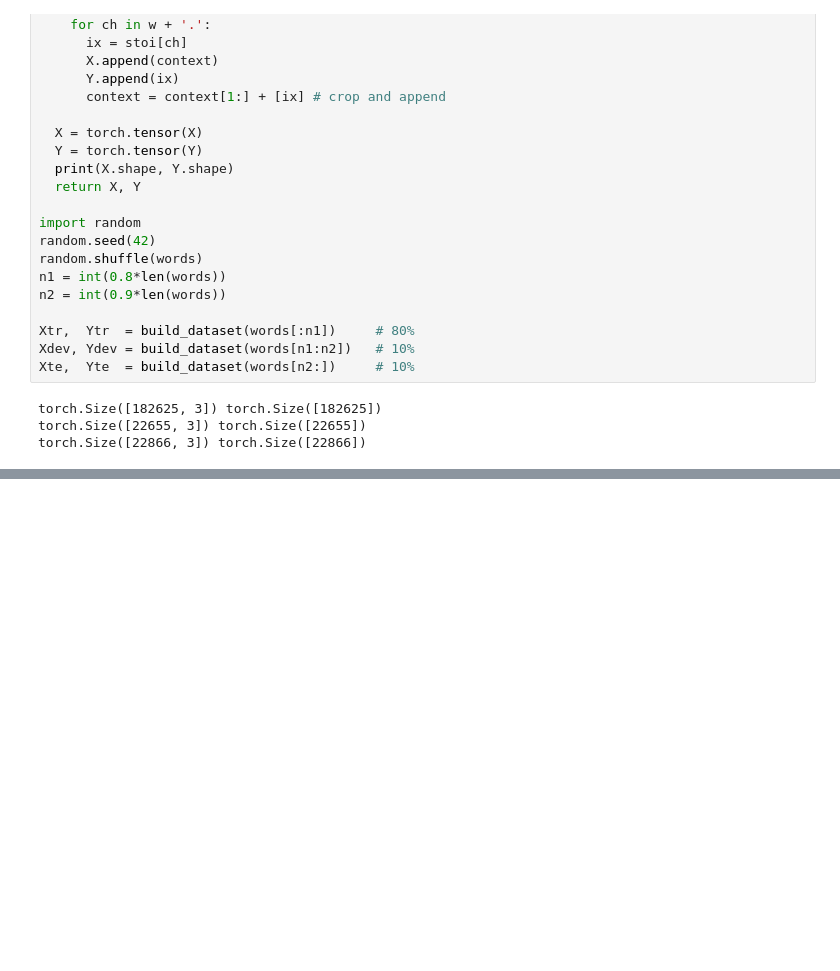
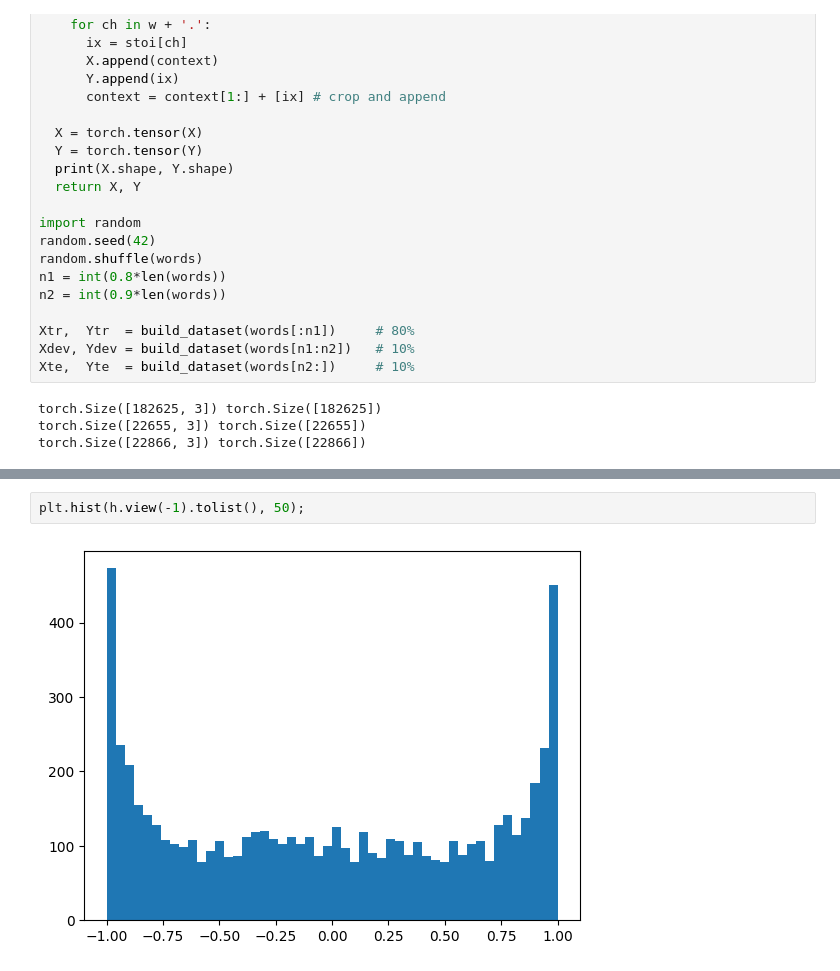
Before and after one commit to Ayushichadha/multiLayerPerceptron, a Jupyter notebook: activations&grads.ipynb, the cells around one changed output, grey strips where cells are left out. Saved outputs shown, nothing was run; the diff lists cells and outputs as text; blank space fills up the shorter version.

```diff
--- a/activations&grads.ipynb
+++ b/activations&grads.ipynb
@@ -126,0 +235,4 @@ for p in parameters:
+# %%
+plt.hist(h.view(-1).tolist(), 50);
+# %% [output]
+[figure, added]
```
Also changed, not shown: parts of 6 cells of this notebook.
